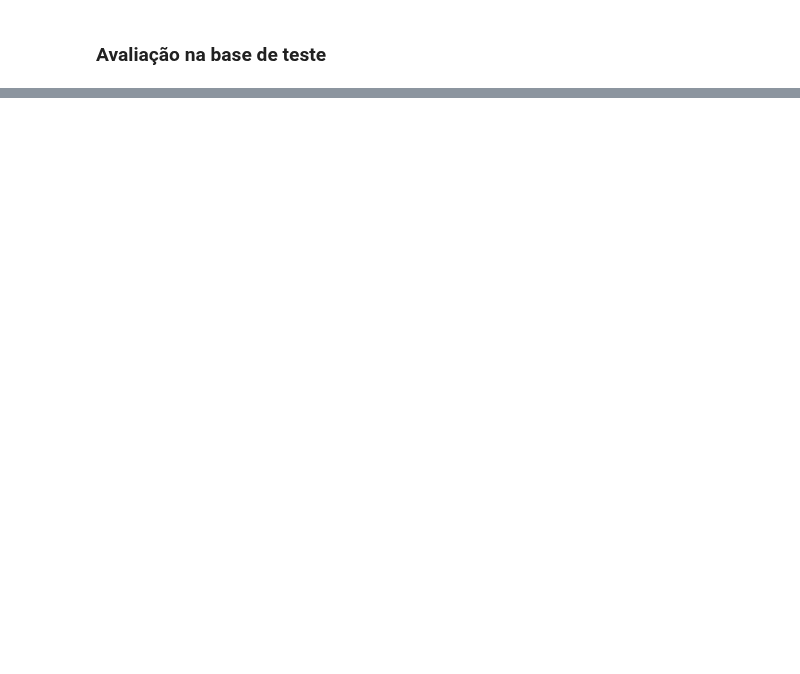
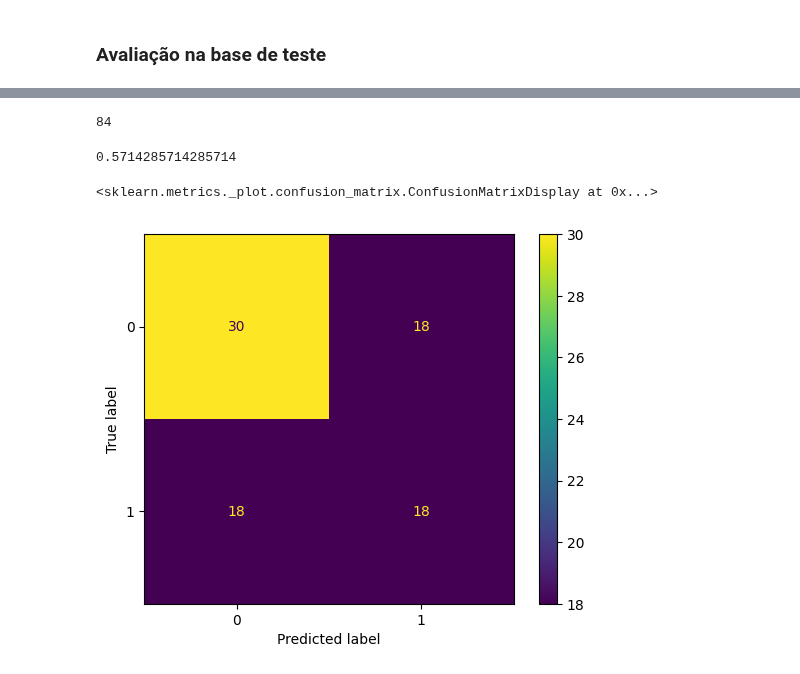
Before and after one commit to DiogoBotton/Machine_Learning_Training_Learn, a Jupyter notebook: Processamento_Linguagem_Natural/PLN_spaCy/classificacao_sentimentos_spacy.ipynb, the cells around one changed output, grey strips where cells are left out. Drawn from its saved outputs; the diff is of its cells as text; code cells hidden in the pictures; blank space fills up the shorter version.

```diff
--- a/Processamento_Linguagem_Natural/PLN_spaCy/classificacao_sentimentos_spacy.ipynb
+++ b/Processamento_Linguagem_Natural/PLN_spaCy/classificacao_sentimentos_spacy.ipynb
@@ -299,2 +304,7 @@ ValueError: Classification metrics can't handle a mix of unknown and binary targ
 # %% [markdown]
 ### Avaliação na base de teste
+# %%
+df_teste = pd.read_csv('dataset/base_teste.txt')
+# %%
+df_teste['texto_processado'] = df_teste['texto'].apply(preprocessamento)
+df_teste.head()
@@ -300,0 +318,26 @@ ValueError: Classification metrics can't handle a mix of unknown and binary targ
+# %%
+len(df_teste)
+# %% [output]
+84
+# %%
+rotulos_teste = df_teste['emocao']
+# %%
+previsoes = []
+
+for texto in df_teste['texto_processado']:
+    prev = modelo_treinado(texto)
+    previsoes.append(prev.cats)
+
+previsoes_teste = ["alegria" if prev['ALEGRIA'] > prev['MEDO'] else "medo" for prev in previsoes]
+# %%
+acc_teste = accuracy_score(rotulos_teste, previsoes_teste)
+acc_teste # 57% de acurácia nos dados de teste
+# %% [output]
+0.5714285714285714
+# %%
+cm = confusion_matrix(rotulos_teste, previsoes_teste)
+disp = ConfusionMatrixDisplay(confusion_matrix=cm)
+disp.plot()
+# %% [output]
+<sklearn.metrics._plot.confusion_matrix.ConfusionMatrixDisplay at 0x...>
+[figure, added]
```
Also changed, not shown: parts of 8 cells of this notebook.
